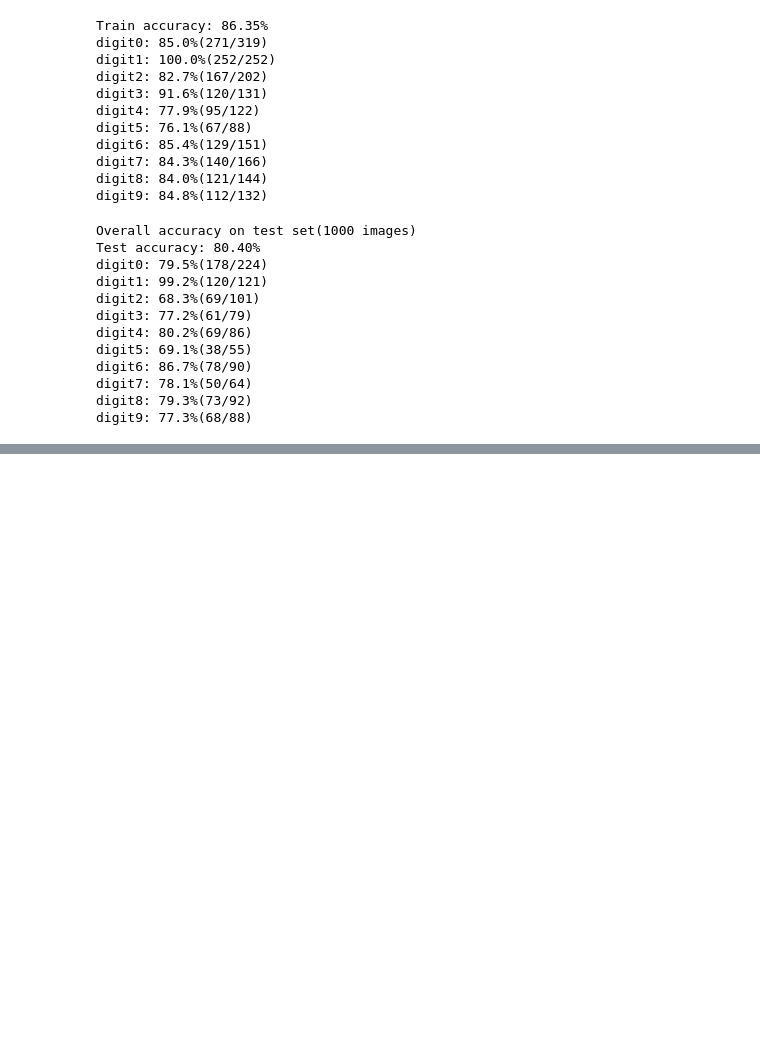
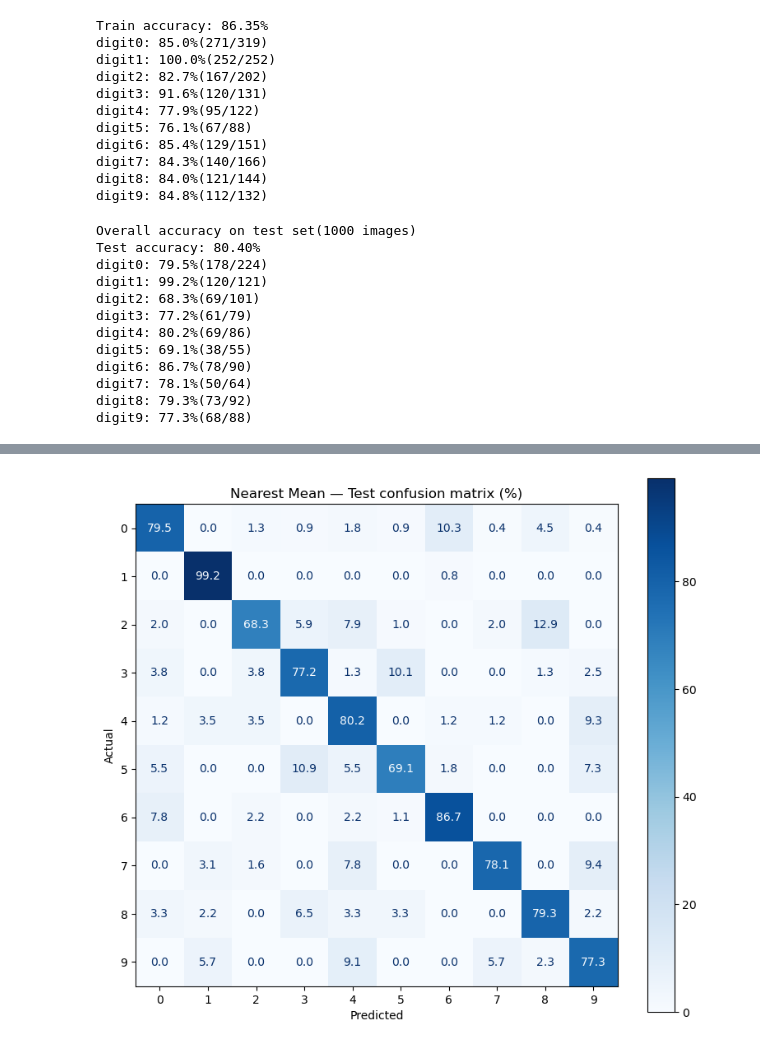
Before and after one commit to eliasskau/IDL-group22-assignment0, a Jupyter notebook: task3_4.ipynb, the cells around one changed output, grey strips where cells are left out. Drawn from its saved outputs; the diff is of its cells as text; code cells hidden in the pictures; blank space fills up the shorter version.

```diff
--- a/task3_4.ipynb
+++ b/task3_4.ipynb
@@ -139,0 +248,16 @@ digit9: 77.3%(68/88)
+# %%
+# confusion matrix — nearest mean (test)
+cm_nm = confusion_matrix(test_out, test_predictions, labels=range(10))
+cm_nm_pct = cm_nm / cm_nm.sum(axis=1, keepdims=True) * 100
+
+fig, ax = plt.subplots(figsize=(8, 7))
+ConfusionMatrixDisplay(cm_nm_pct, display_labels=range(10)).plot(
+    ax=ax, cmap='Blues', values_format='.1f'
+)
+ax.set_xlabel('Predicted')
+ax.set_ylabel('Actual')
+ax.set_title('Nearest Mean — Test confusion matrix (%)')
+plt.tight_layout()
+plt.show()
+# %% [output]
+[figure, added]
```
Also changed, not shown: parts of 6 cells of this notebook.
